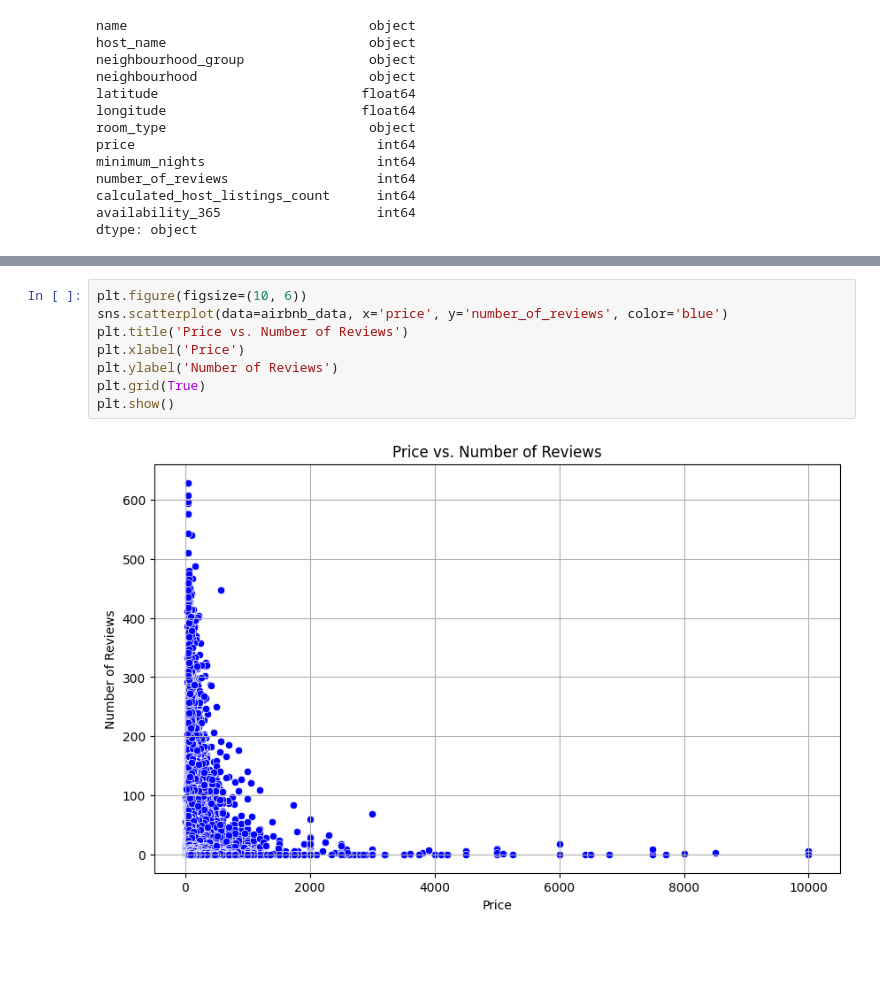
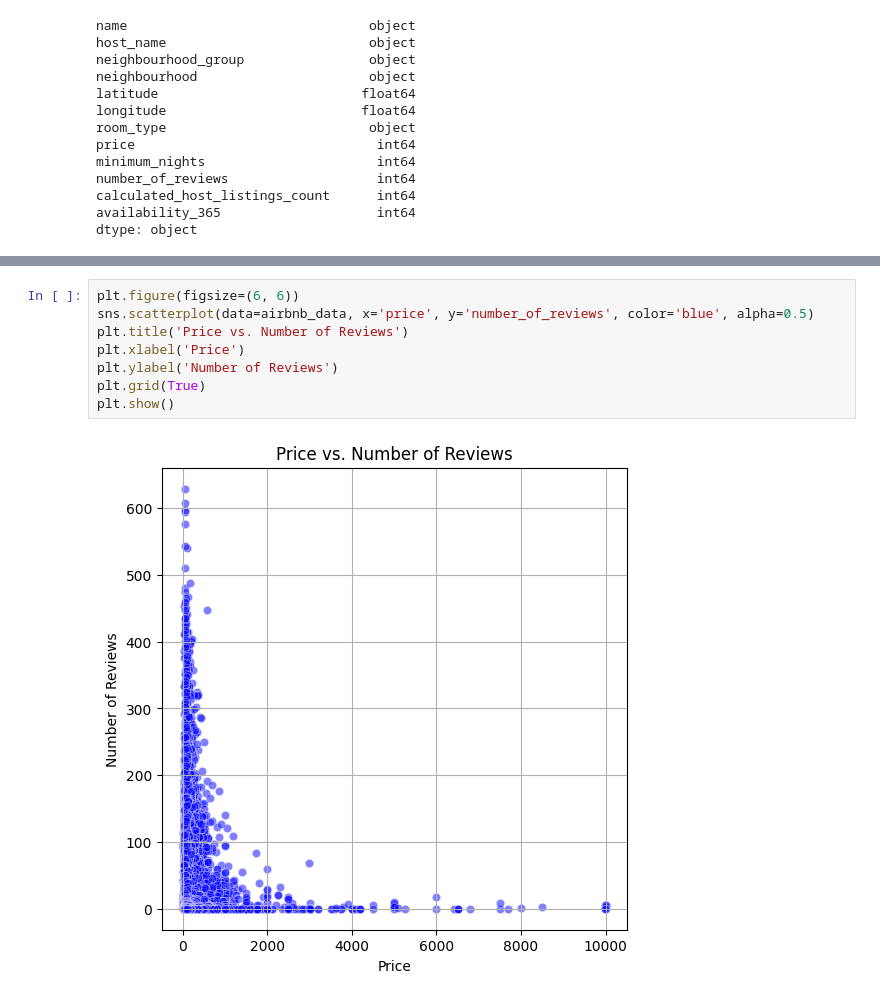
Before and after one commit to bilal147-st/stats-Assignment_1, a Jupyter notebook: Bilal_Ahmad.ipynb, the cells around one changed output, grey strips where cells are left out. Drawn from its saved outputs; the diff is of its cells as text; blank space fills up the shorter version.

```diff
--- a/Bilal_Ahmad.ipynb
+++ b/Bilal_Ahmad.ipynb
@@ -101,13 +102,13 @@ plt.show()
 # %%
-plt.figure(figsize=(10, 6))
-sns.scatterplot(data=airbnb_data, x='price', y='number_of_reviews', color='blue')
+plt.figure(figsize=(6, 6))
+sns.scatterplot(data=airbnb_data, x='price', y='number_of_reviews', color='blue', alpha=0.5)
 plt.title('Price vs. Number of Reviews')
 plt.xlabel('Price')
 plt.ylabel('Number of Reviews')
 plt.grid(True)
 plt.show()
 # %% [output]
-[figure, old version]
+[figure, new version]
 # %%
 
 numerical_columns = airbnb_data[['calculated_host_listings_count', 'price', 'minimum_nights', 'number_of_reviews', 'availability_365']]
```
Also changed, not shown: parts of 2 cells of this notebook.
